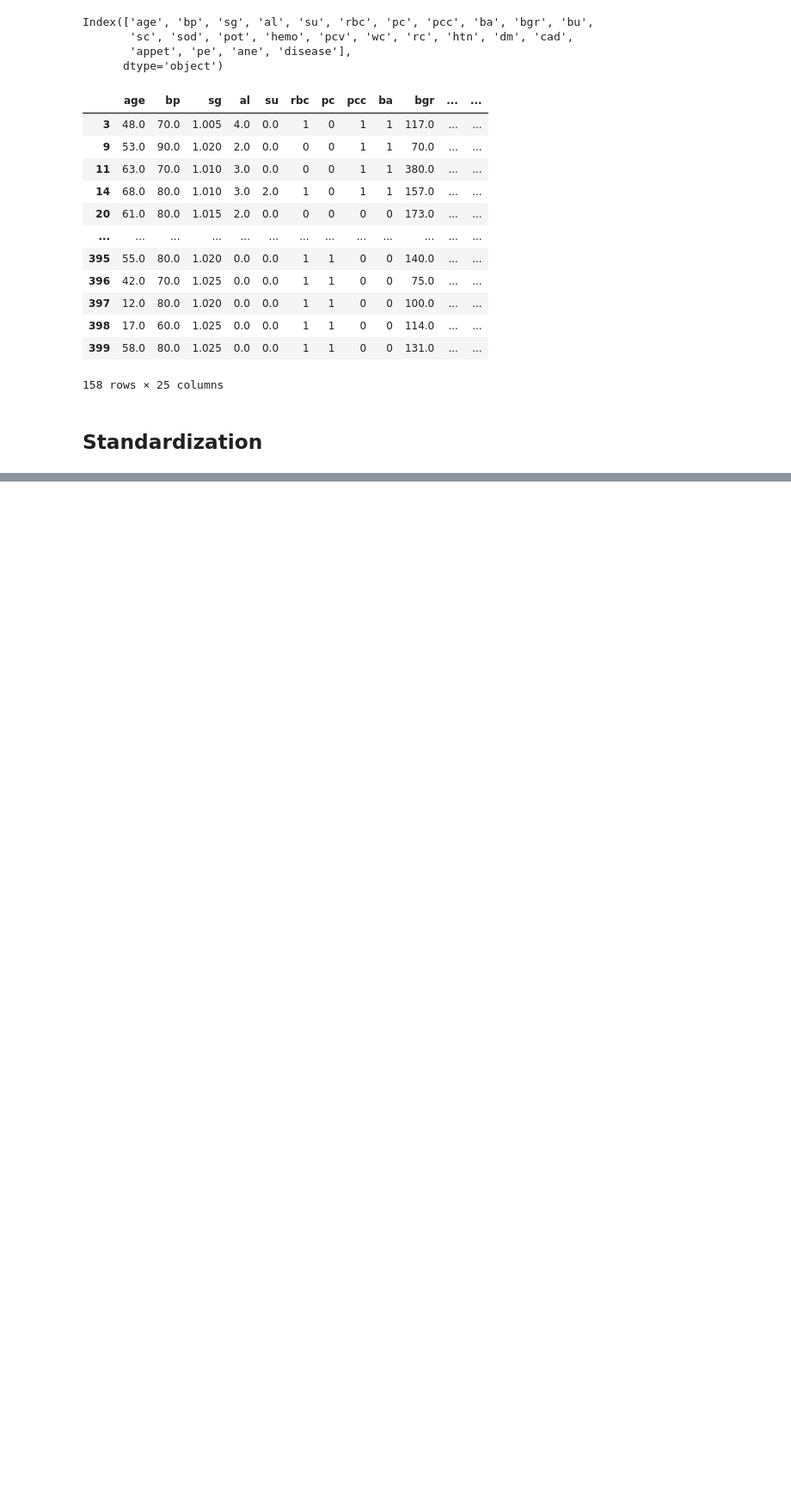
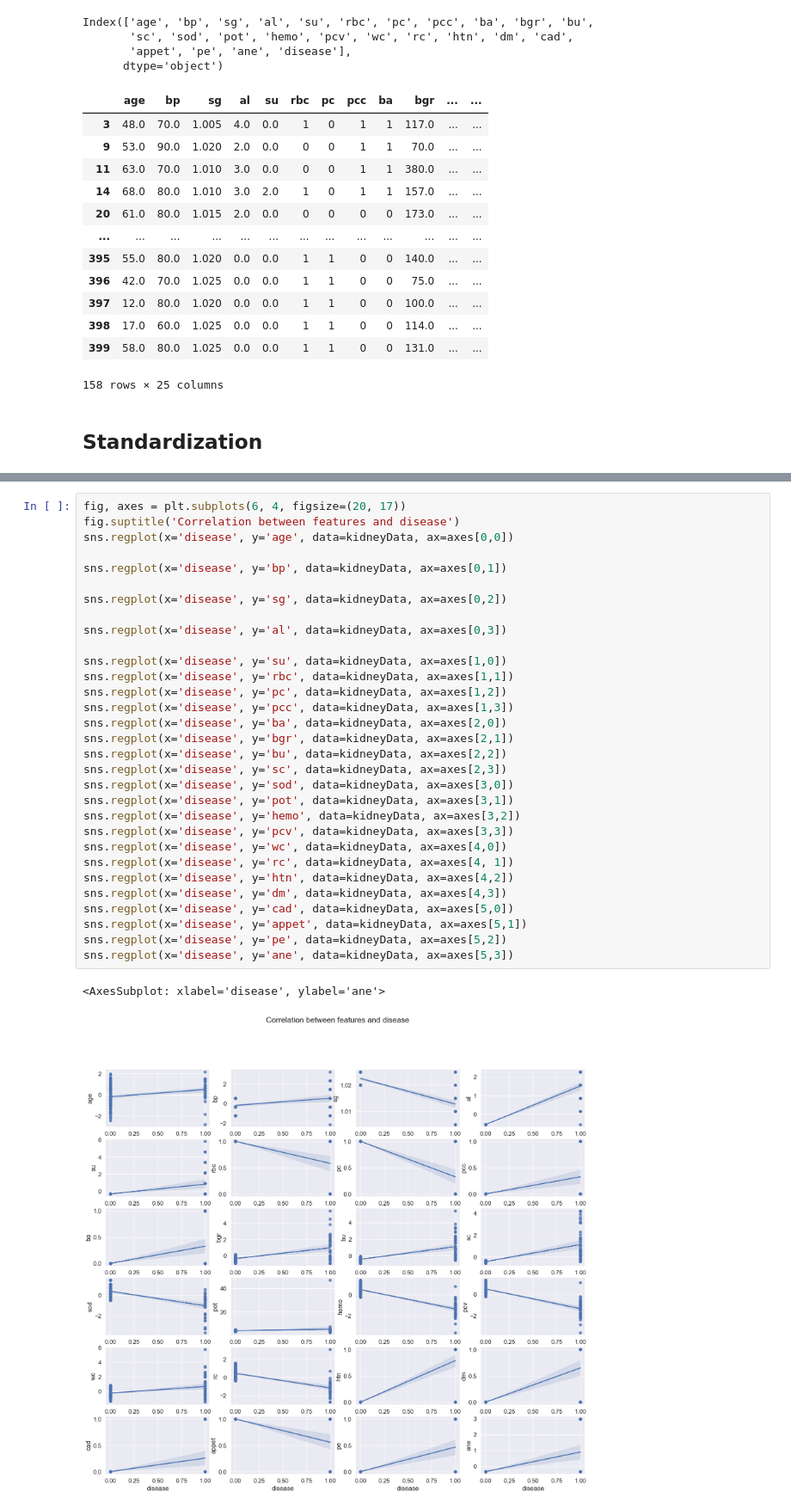
Before and after one commit to sadrajafari/cs5830_project4, a Jupyter notebook: project4.ipynb, the cells around one changed output, grey strips where cells are left out. Shown at 86% size. Saved outputs shown, nothing was run; the diff lists cells and outputs as text; blank space fills up the shorter version.

```diff
--- a/project4.ipynb
+++ b/project4.ipynb
@@ -332,0 +382,34 @@ kidneyData["bgr"] = (kidneyData.bgr - kidneyData.bgr.mean()) / kidneyData.bgr.st
+# %%
+fig, axes = plt.subplots(6, 4, figsize=(20, 17))
+fig.suptitle('Correlation between features and disease')
+sns.regplot(x='disease', y='age', data=kidneyData, ax=axes[0,0])
+
+sns.regplot(x='disease', y='bp', data=kidneyData, ax=axes[0,1])
+
+sns.regplot(x='disease', y='sg', data=kidneyData, ax=axes[0,2])
+
+sns.regplot(x='disease', y='al', data=kidneyData, ax=axes[0,3])
+
+sns.regplot(x='disease', y='su', data=kidneyData, ax=axes[1,0])
+sns.regplot(x='disease', y='rbc', data=kidneyData, ax=axes[1,1])
+sns.regplot(x='disease', y='pc', data=kidneyData, ax=axes[1,2])
+sns.regplot(x='disease', y='pcc', data=kidneyData, ax=axes[1,3])
+sns.regplot(x='disease', y='ba', data=kidneyData, ax=axes[2,0])
+sns.regplot(x='disease', y='bgr', data=kidneyData, ax=axes[2,1])
+sns.regplot(x='disease', y='bu', data=kidneyData, ax=axes[2,2])
+sns.regplot(x='disease', y='sc', data=kidneyData, ax=axes[2,3])
+sns.regplot(x='disease', y='sod', data=kidneyData, ax=axes[3,0])
+sns.regplot(x='disease', y='pot', data=kidneyData, ax=axes[3,1])
+sns.regplot(x='disease', y='hemo', data=kidneyData, ax=axes[3,2])
+sns.regplot(x='disease', y='pcv', data=kidneyData, ax=axes[3,3])
+sns.regplot(x='disease', y='wc', data=kidneyData, ax=axes[4,0])
+sns.regplot(x='disease', y='rc', data=kidneyData, ax=axes[4, 1])
+sns.regplot(x='disease', y='htn', data=kidneyData, ax=axes[4,2])
+sns.regplot(x='disease', y='dm', data=kidneyData, ax=axes[4,3])
+sns.regplot(x='disease', y='cad', data=kidneyData, ax=axes[5,0])
+sns.regplot(x='disease', y='appet', data=kidneyData, ax=axes[5,1])
+sns.regplot(x='disease', y='pe', data=kidneyData, ax=axes[5,2])
+sns.regplot(x='disease', y='ane', data=kidneyData, ax=axes[5,3])
+# %% [output]
+<AxesSubplot: xlabel='disease', ylabel='ane'>
+[figure, added]
```
Also changed, not shown: parts of 19 cells of this notebook.
